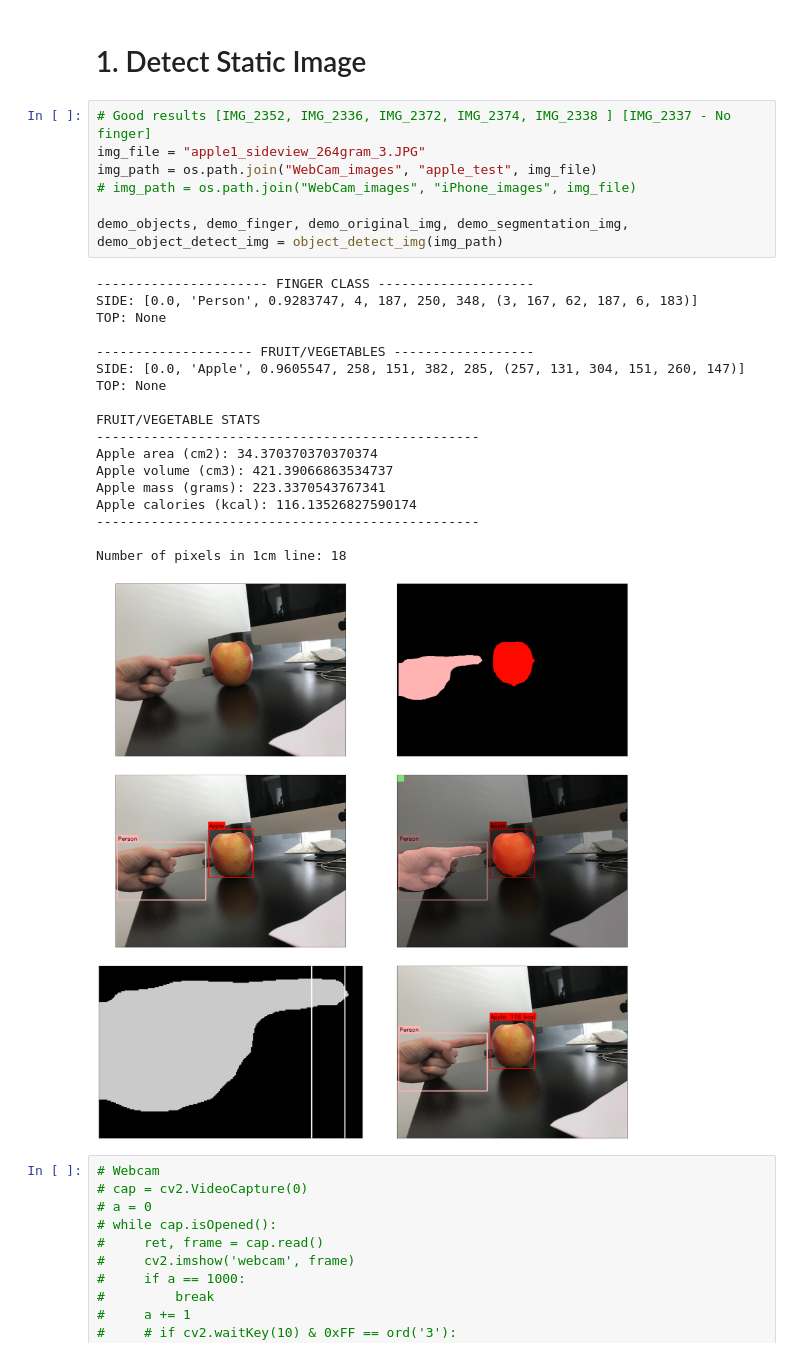
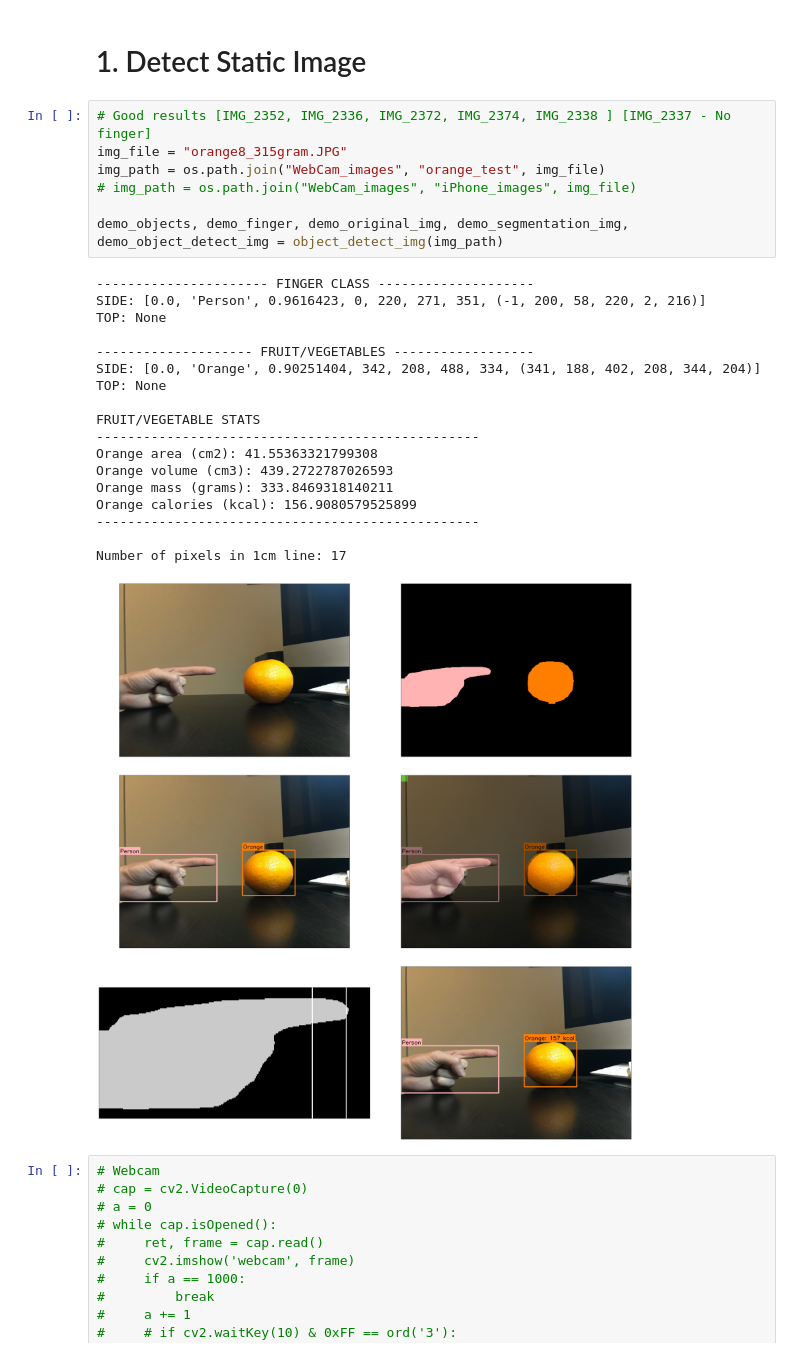
Before and after one commit to kainphoton/METR4911_MaskRCNN, a Jupyter notebook: fruit_calorie_detection_demo.ipynb, the cells around one changed output. Cells and saved outputs as stored; diff of their text form.

Commit message:
Add orange results, also the adjustment value
has been changed for some reason, so had to update it again

```diff
--- a/fruit_calorie_detection_demo.ipynb
+++ b/fruit_calorie_detection_demo.ipynb
@@ -10,30 +10,30 @@ import math as m
 # 1. Detect Static Image
 # %%
 # Good results [IMG_2352, IMG_2336, IMG_2372, IMG_2374, IMG_2338 ] [IMG_2337 - No finger]
-img_file = "apple1_sideview_264gram_3.JPG"
-img_path = os.path.join("WebCam_images", "apple_test", img_file)
+img_file = "orange8_315gram.JPG"
+img_path = os.path.join("WebCam_images", "orange_test", img_file)
 # img_path = os.path.join("WebCam_images", "iPhone_images", img_file)
 
 demo_objects, demo_finger, demo_original_img, demo_segmentation_img, demo_object_detect_img = object_detect_img(img_path)
 # %% [output]
 ---------------------- FINGER CLASS --------------------
-SIDE: [0.0, 'Person', 0.9283747, 4, 187, 250, 348, (3, 167, 62, 187, 6, 183)]
+SIDE: [0.0, 'Person', 0.9616423, 0, 220, 271, 351, (-1, 200, 58, 220, 2, 216)]
 TOP: None
 
 -------------------- FRUIT/VEGETABLES ------------------
-SIDE: [0.0, 'Apple', 0.9605547, 258, 151, 382, 285, (257, 131, 304, 151, 260, 147)]
+SIDE: [0.0, 'Orange', 0.90251404, 342, 208, 488, 334, (341, 188, 402, 208, 344, 204)]
 TOP: None
 
 FRUIT/VEGETABLE STATS
 -------------------------------------------------
-Apple area (cm2): 34.370370370370374
-Apple volume (cm3): 421.39066863534737
-Apple mass (grams): 223.3370543767341
-Apple calories (kcal): 116.13526827590174
+Orange area (cm2): 41.55363321799308
+Orange volume (cm3): 439.2722787026593
+Orange mass (grams): 333.8469318140211
+Orange calories (kcal): 156.9080579525899
 -------------------------------------------------
 
-Number of pixels in 1cm line: 18
+Number of pixels in 1cm line: 17
-[figure, old version]
+[figure, new version]
 # %%
 # Webcam
 # cap = cv2.VideoCapture(0)
```
Also changed, not shown: parts of 3 cells of this notebook, 12 other files.
